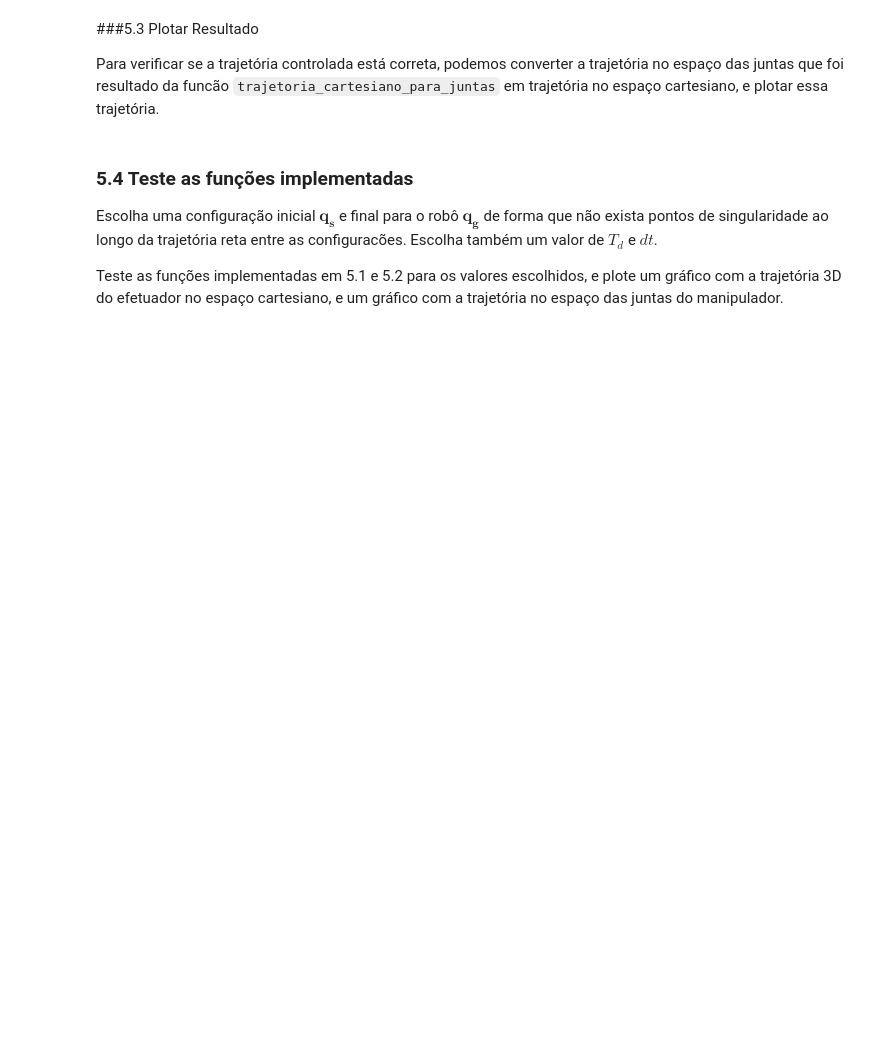
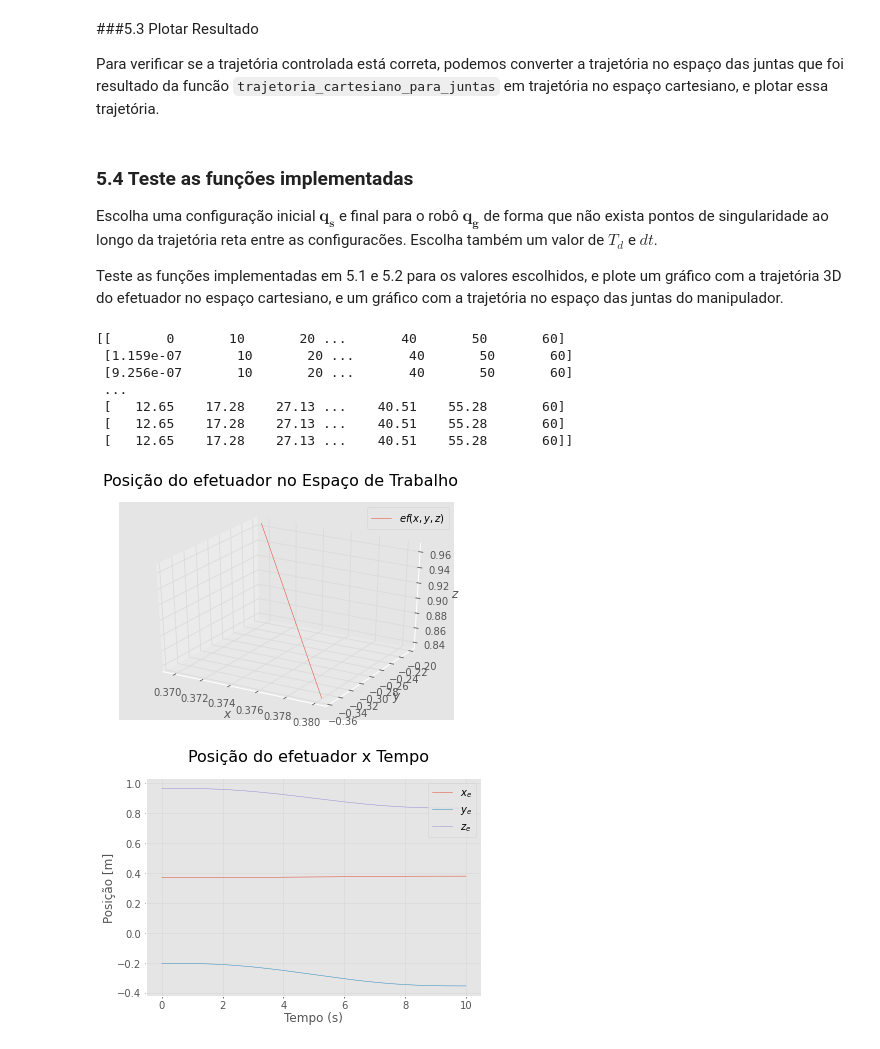
Before and after one commit to RafaelBaquero/lab-robos-manip, a Jupyter notebook: sel0634_tarefa6_2022.ipynb, the cells around one changed output. Drawn from its saved outputs; the diff is of its cells as text; code cells hidden in the pictures; blank space fills up the shorter version.

```diff
--- a/sel0634_tarefa6_2022.ipynb
+++ b/sel0634_tarefa6_2022.ipynb
@@ -522,13 +557,49 @@ print(q_t)
 
 Para verificar se a trajetória controlada está correta, podemos converter a trajetória no espaço das juntas que foi resultado da funcão `trajetoria_cartesiano_para_juntas` em trajetória no espaço cartesiano, e plotar essa trajetória.
 # %%
-def plotar_trajetoria_cartesiano_resultado(robo, q_t, dt, Td)
+def plotar_trajetoria_cartesiano_resultado(robo, q_t, dt, Td):
   # Converter através da função 'pose_efetuador' a trajetoria no espaço das juntas para trajetória do efetuador no espaço cartesiano
+  start = 0
+  step = dt
+  end = Td+step
+  t = np.arange(start,end,step)
+  M = t.shape[0]
+  N = q_t.shape[1]
+
+  HH = calcular_traj_efetuador(robot1,theta_t)
+
+  xyz = HH[:,:,3] # Vetor de translação, falta tirar o elemento 1 na posição 4x4 de H
+  xyz = xyz[:,0:3] # Agora está ok
 
   # Plotar a trajetória no espaço cartesiano usando a função 'plotar_trajetoria_cartesiano'
+  plotar_trajetoria_cartesiano(x_t,Td,dt)
 # %% [markdown]
 ### 5.4 Teste as funções implementadas
 
 Escolha uma configuração inicial $\mathbf{q_s}$ e final para o robô $\mathbf{q_g}$ de forma que não exista pontos de singularidade ao longo da trajetória reta entre as configuracões. Escolha também um valor de $T_d$ e $dt$.
 
 Teste as funções implementadas em 5.1 e 5.2 para os valores escolhidos, e plote um gráfico com a trajetória 3D do efetuador no espaço cartesiano, e um gráfico com a trajetória no espaço das juntas do manipulador.
+# %%
+Td = 10.0
+dt = 0.01
+robot1 = kinova_robot("KinovaGen3_P1")
+[x_t, dx_t] = calcular_trajetoria_cartesiano(robot1,q_s,q_g,Td,dt)
+
+q_s = np.array([0,10,20,30,40,50,60])*pi/180
+q_g = np.array([10,20,30,40,50,60,70])*pi/180
+
+J_min = 100 # Limiar para o número de condicionamento
+q_t = trajetoria_cartesiano_para_juntas(robot1,q_s, q_g, x_t, dx_t, Td, dt, J_min)
+
+plotar_trajetoria_cartesiano_resultado(robot1, q_t, dt, Td)
+print(q_t*180/pi)
+# %% [output]
+[[       0       10       20 ...       40       50       60]
+ [1.159e-07       10       20 ...       40       50       60]
+ [9.256e-07       10       20 ...       40       50       60]
+ ...
+ [   12.65    17.28    27.13 ...    40.51    55.28       60]
+ [   12.65    17.28    27.13 ...    40.51    55.28       60]
+ [   12.65    17.28    27.13 ...    40.51    55.28       60]]
+[figure, added]
+[figure, added]
```
Also changed, not shown: parts of 5 cells of this notebook.
